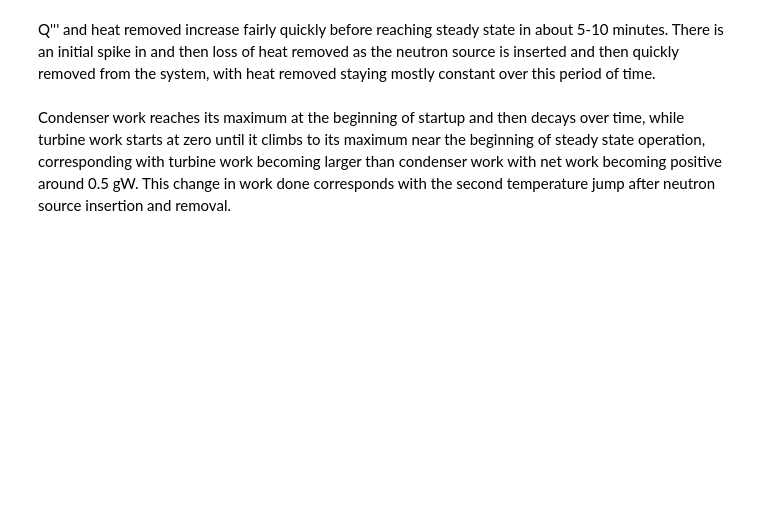
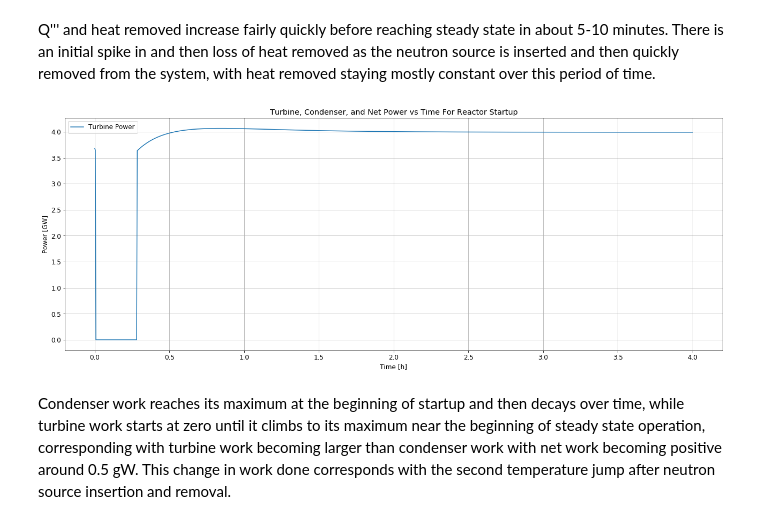
Before and after one commit to dpploy/engy-4350, a Jupyter notebook: notebooks/05-bwr-two-temperature-pt-reactor-A.ipynb, the cells around one changed output. Saved outputs shown, nothing was run; the diff lists cells and outputs as text; code cells hidden in the pictures; blank space fills up the shorter version.

```diff
--- a/notebooks/05-bwr-two-temperature-pt-reactor-A.ipynb
+++ b/notebooks/05-bwr-two-temperature-pt-reactor-A.ipynb
@@ -1016,6 +1021,12 @@ With the ending enthalpy of the liquid runoff known, and its pressure fixed by t
 def turbine (time, temp_in, params):
     #expand the entering steam from whatever temperature and pressure it enters at to 0.035 kpa, with 80% efficiency.
     #pressure of steam when it enters the turbine equals the current reactor operating pressure
+
+    if temp_in < 273.15: # if temp is below this the turbine will not work
+        t_runoff = temp_in
+        w_real = 0
+        return(t_runoff, w_real)
+
     pressure = steam_table._PSat_T(temp_in)
 
     #print("Pressure is " + str(pressure) + " and temperature is " + str(temp_in))
@@ -1373,16 +1386,18 @@ Text(0.5, 1.0, 'Regulating Rod Position')
 # %% [markdown]
 Q''' and heat removed increase fairly quickly before reaching steady state in about 5-10 minutes. There is an initial spike in and then loss of heat removed as the neutron source is inserted and then quickly removed from the system, with heat removed staying mostly constant over this period of time.
 # %%
-#work_data = quantities2(u_vec_history, params, params['time_stamps'])
-#plt.figure(figsize=(22, 8))
-#plt.plot(params['time_stamps']/3600, work_data)
-#plt.grid()
-#plt.rc('font', size=12)
-#plt.xlabel('Time [h]')
-#plt.ylabel('Power [GW]')
-#plt.title('Turbine, Condenser, and Net Power vs Time For Reactor Startup')
-#plt.legend(['Turbine Power','Condenser Power', 'Net Power'])
-#plt.show()
+work_data = quantities2(u_vec_history, params, params['time_stamps'])
+plt.figure(figsize=(22, 8))
+plt.plot(params['time_stamps']/3600, work_data)
+plt.grid()
+plt.rc('font', size=12)
+plt.xlabel('Time [h]')
+plt.ylabel('Power [GW]')
+plt.title('Turbine, Condenser, and Net Power vs Time For Reactor Startup')
+plt.legend(['Turbine Power'])
+plt.show()
+# %% [output]
+[figure, added]
 # %% [markdown]
 Condenser work reaches its maximum at the beginning of startup and then decays over time, while turbine work starts at zero until it climbs to its maximum near the beginning of steady state operation, corresponding with turbine work becoming larger than condenser work with net work becoming positive around 0.5 gW. This change in work done corresponds with the second temperature jump after neutron source insertion and removal.
 # %%
```
Also changed, not shown: parts of 12 cells of this notebook.
